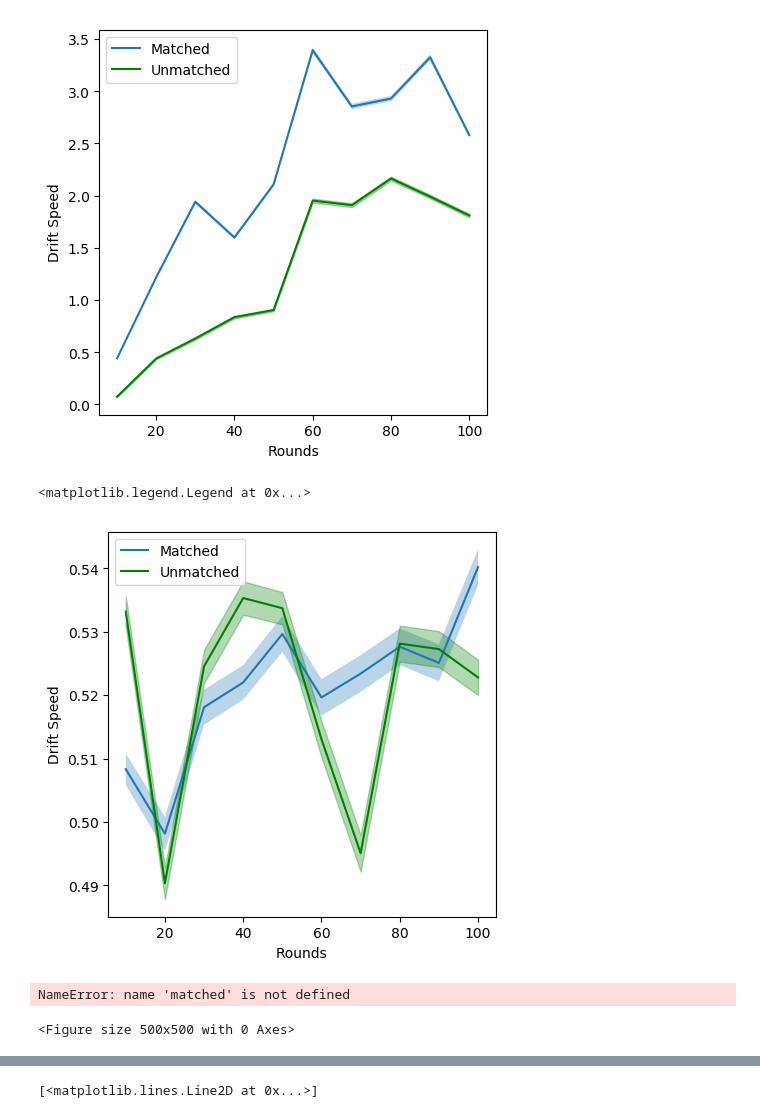
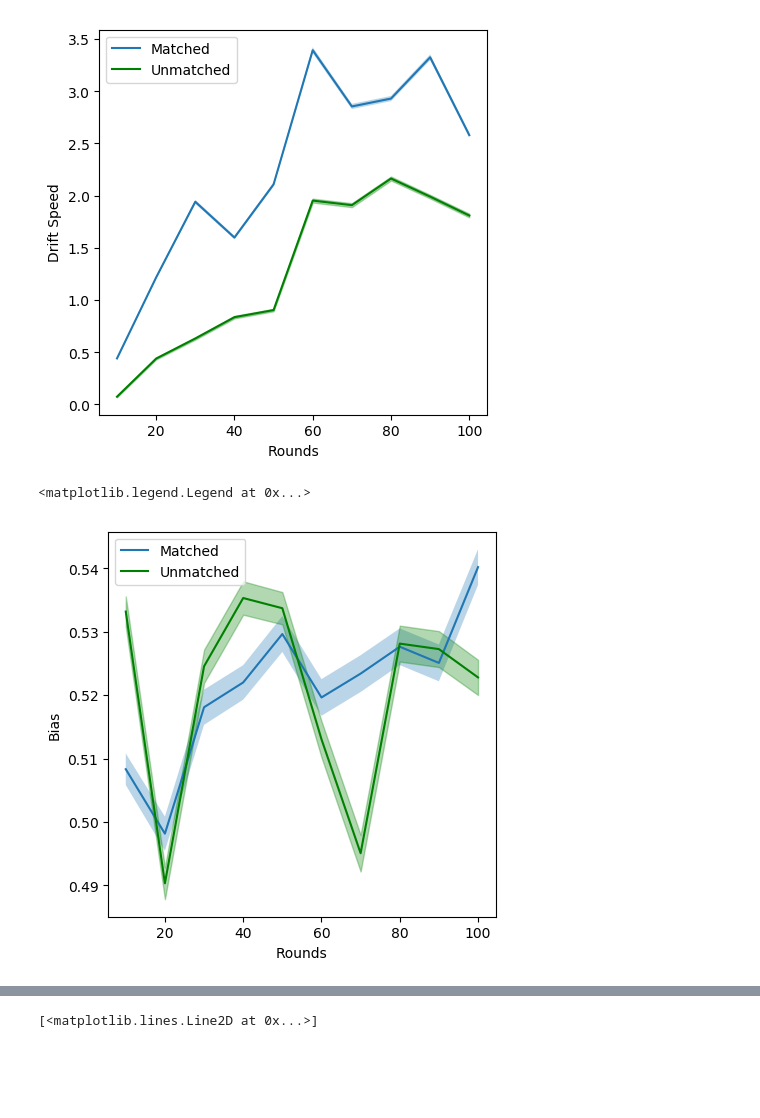
Before and after one commit to eladiomontero/DecisionTimes, a Jupyter notebook: SVO Context Analysis/weak_SVO.ipynb, the cells around one changed output, grey strips where cells are left out. Cells and saved outputs as stored; diff of their text form; code cells hidden in the pictures; blank space fills up the shorter version.

```diff
--- a/SVO Context Analysis/weak_SVO.ipynb
+++ b/SVO Context Analysis/weak_SVO.ipynb
@@ -154,3 +134,7 @@ Name: type, dtype: int64
+# %%
+actions = pd.read_csv("actions.csv")
+weak = data[data.treatment == "weak"]
+params_weak = pd.read_csv("params_weak.csv")
 # %%
 ## trying a model per subject, with the whole dataset, then partitioning afterwards
 
@@ -383,29 +368,19 @@ plt.legend()
 # %%
 match = get_params("z", actions.loc[actions["type"] == actions["type_adj"], "user"].values)
 unmatch = get_params("z", actions.loc[actions["type"] != actions["type_adj"], "user"].values)
 errMatch = match["std"] / np.sqrt(5000)
 errUnmatch = unmatch["std"] / np.sqrt(5000)
 
 plt.style.use("default")
 plt.figure(figsize=(5,5))
 plt.plot(match["round"], match.z,label = "Matched")
 plt.fill_between(match["round"], match.z+ (errMatch * 1.96), match.z- (errMatch * 1.96), alpha = 0.3)
 plt.plot(unmatch["round"], unmatch.z,label = "Unmatched", color = "green")
 plt.fill_between(unmatch["round"], unmatch.z+ (errUnmatch * 1.96), unmatch.z- (errUnmatch * 1.96), alpha = 0.3, color = "green")
 #plt.errorbar(unmatch["round"], unmatch.a, yerr = unmatch["std"] ,label = "Unmatched", color = "green")
 plt.xlabel("Rounds")
-plt.ylabel("Drift Speed")
+plt.ylabel("Bias")
 plt.legend()
 # %% [output]
 <matplotlib.legend.Legend at 0x...>
-[figure, old version]
+[figure, new version]
-# %%
-plt.figure(figsize=(5,5))
-plt.plot(get_params("v", matched), label = "Matched")
-plt.plot(get_params("v", unmatched), label = "Unmatched", color = "green")
-plt.xlabel("Rounds")
-plt.ylabel("Drift speed")
-plt.legend()
-# %% [output]
-NameError: name 'matched' is not defined
-<Figure size 500x500 with 0 Axes>
```
Also changed, not shown: parts of 7 cells of this notebook, 9 other files.
